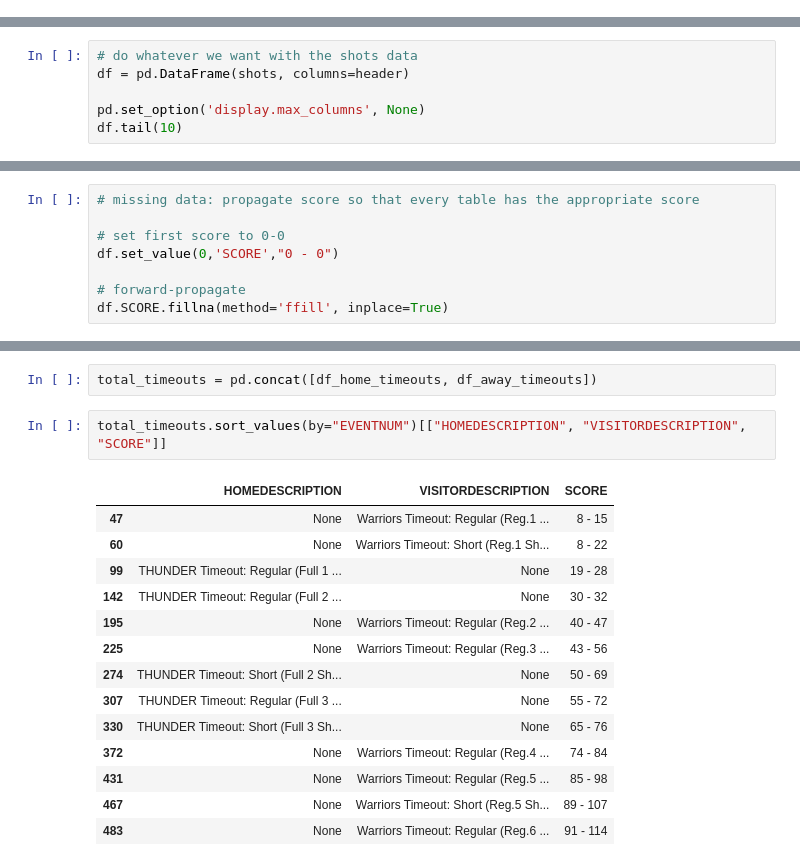
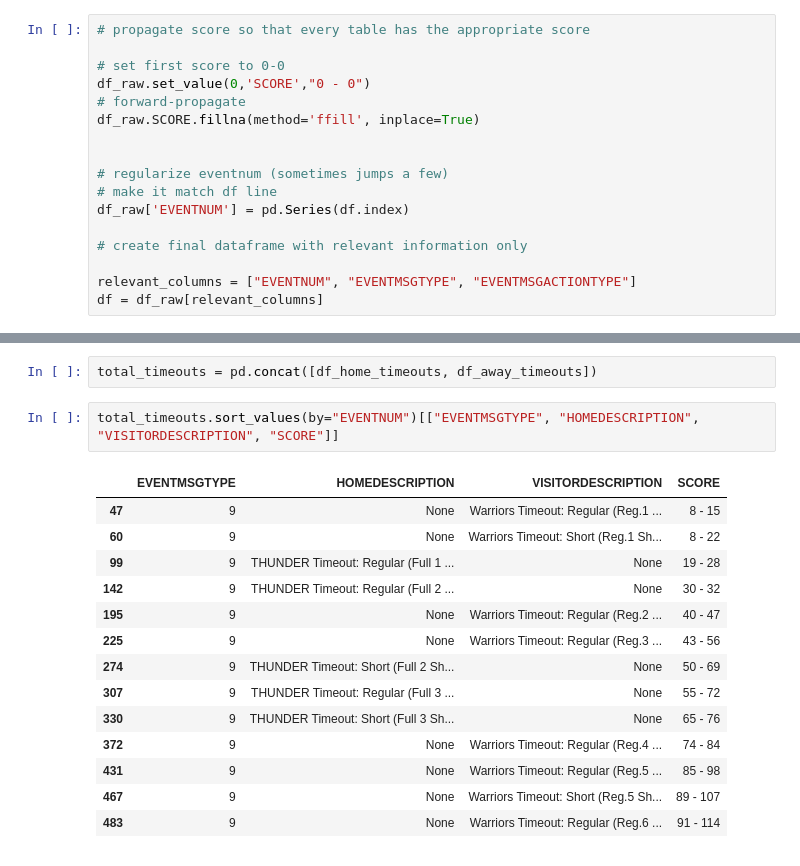
Before and after one commit to joaopcoelho/tiles, a Jupyter notebook: Scraping stats.nba.com.ipynb, the cells around one changed output, grey strips where cells are left out. Cells and saved outputs as stored; diff of their text form.

Commit message:
progress: data for 1 game ready for model

```diff
--- a/Scraping stats.nba.com.ipynb
+++ b/Scraping stats.nba.com.ipynb
@@ -5,0 +39,17 @@ import pandas as pd
+# %%
+# propagate score so that every table has the appropriate score
+
+# set first score to 0-0
+df_raw.set_value(0,'SCORE',"0 - 0")
+# forward-propagate
+df_raw.SCORE.fillna(method='ffill', inplace=True)
+
+
+# regularize eventnum (sometimes jumps a few)
+# make it match df line
+df_raw['EVENTNUM'] = pd.Series(df.index)
+
+# create final dataframe with relevant information only
+
+relevant_columns = ["EVENTNUM", "EVENTMSGTYPE", "EVENTMSGACTIONTYPE"]
+df = df_raw[relevant_columns]
@@ -41,6 +206,0 @@ ConnectionError: HTTPConnectionPool(host='stats.nba.com', port=80): Max retries
-# %%
-# do whatever we want with the shots data
-df = pd.DataFrame(shots, columns=header)
-
-pd.set_option('display.max_columns', None)
-df.tail(10)
@@ -49,11 +207,3 @@ NameError: name 'shots' is not defined
-# %%
-# missing data: propagate score so that every table has the appropriate score
-
-# set first score to 0-0
-df.set_value(0,'SCORE',"0 - 0")
-
-# forward-propagate
-df.SCORE.fillna(method='ffill', inplace=True)
 # %%
 # timeouts baby
 
@@ -65,19 +215,19 @@ df_away_timeouts=df_away[df_away.VISITORDESCRIPTION.str.contains("Timeout")]
 # %%
 total_timeouts = pd.concat([df_home_timeouts, df_away_timeouts])
 # %%
-total_timeouts.sort_values(by="EVENTNUM")[["HOMEDESCRIPTION", "VISITORDESCRIPTION", "SCORE"]]
+total_timeouts.sort_values(by="EVENTNUM")[["EVENTMSGTYPE", "HOMEDESCRIPTION", "VISITORDESCRIPTION", "SCORE"]]
 # %% [output]
-|  | HOMEDESCRIPTION | VISITORDESCRIPTION | SCORE |
-| 47 | None | Warriors Timeout: Regular (Reg.1 ... | 8 - 15 |
-| 60 | None | Warriors Timeout: Short (Reg.1 Sh... | 8 - 22 |
-| 99 | THUNDER Timeout: Regular (Full 1 ... | None | 19 - 28 |
-| 142 | THUNDER Timeout: Regular (Full 2 ... | None | 30 - 32 |
-| 195 | None | Warriors Timeout: Regular (Reg.2 ... | 40 - 47 |
-| 225 | None | Warriors Timeout: Regular (Reg.3 ... | 43 - 56 |
-| 274 | THUNDER Timeout: Short (Full 2 Sh... | None | 50 - 69 |
-| 307 | THUNDER Timeout: Regular (Full 3 ... | None | 55 - 72 |
-| 330 | THUNDER Timeout: Short (Full 3 Sh... | None | 65 - 76 |
-| 372 | None | Warriors Timeout: Regular (Reg.4 ... | 74 - 84 |
-| 431 | None | Warriors Timeout: Regular (Reg.5 ... | 85 - 98 |
-| 467 | None | Warriors Timeout: Short (Reg.5 Sh... | 89 - 107 |
-| 483 | None | Warriors Timeout: Regular (Reg.6 ... | 91 - 114 |
+|  | EVENTMSGTYPE | HOMEDESCRIPTION | VISITORDESCRIPTION | SCORE |
+| 47 | 9 | None | Warriors Timeout: Regular (Reg.1 ... | 8 - 15 |
+| 60 | 9 | None | Warriors Timeout: Short (Reg.1 Sh... | 8 - 22 |
+| 99 | 9 | THUNDER Timeout: Regular (Full 1 ... | None | 19 - 28 |
+| 142 | 9 | THUNDER Timeout: Regular (Full 2 ... | None | 30 - 32 |
+| 195 | 9 | None | Warriors Timeout: Regular (Reg.2 ... | 40 - 47 |
+| 225 | 9 | None | Warriors Timeout: Regular (Reg.3 ... | 43 - 56 |
+| 274 | 9 | THUNDER Timeout: Short (Full 2 Sh... | None | 50 - 69 |
+| 307 | 9 | THUNDER Timeout: Regular (Full 3 ... | None | 55 - 72 |
+| 330 | 9 | THUNDER Timeout: Short (Full 3 Sh... | None | 65 - 76 |
+| 372 | 9 | None | Warriors Timeout: Regular (Reg.4 ... | 74 - 84 |
+| 431 | 9 | None | Warriors Timeout: Regular (Reg.5 ... | 85 - 98 |
+| 467 | 9 | None | Warriors Timeout: Short (Reg.5 Sh... | 89 - 107 |
+| 483 | 9 | None | Warriors Timeout: Regular (Reg.6 ... | 91 - 114 |
```
Also changed, not shown: parts of 25 cells of this notebook.
